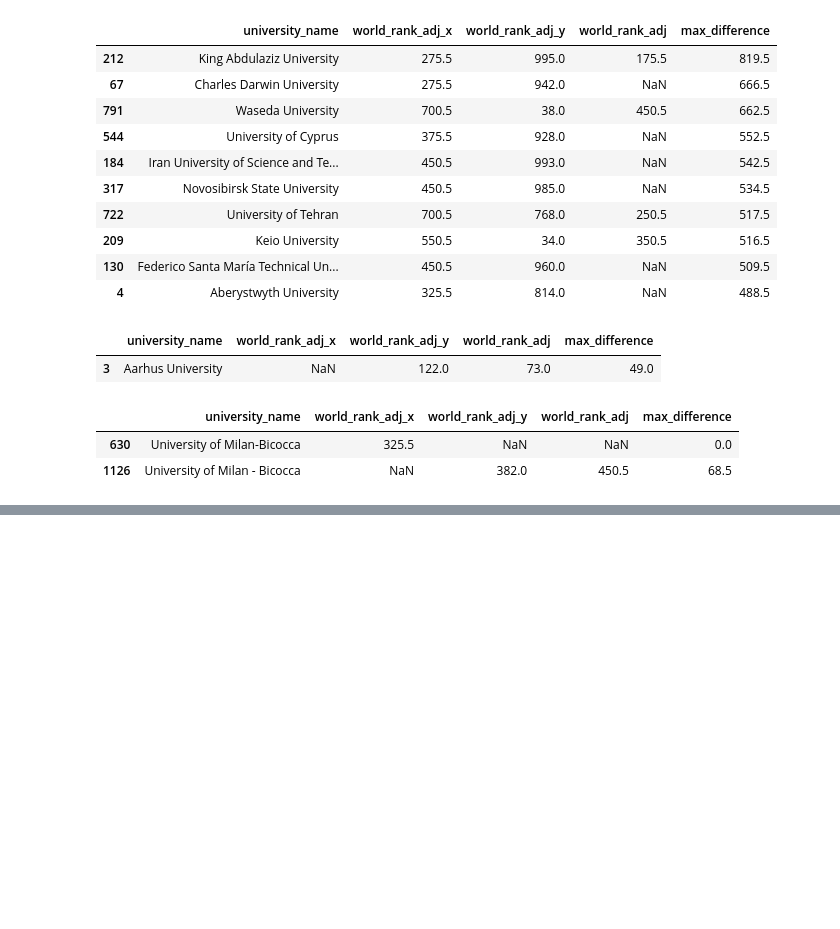
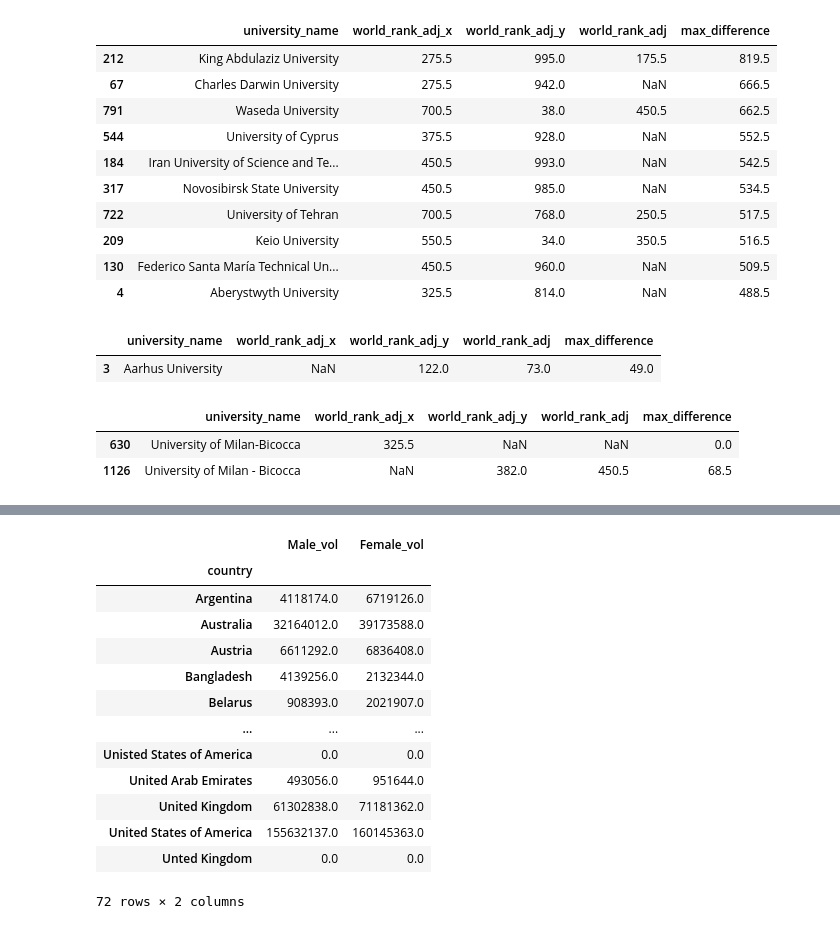
Before and after one commit to gioriga/project_cs_2020-21_group_52, a Jupyter notebook: prova_progetto_cs_luis_v1.ipynb, the cells around one changed output, grey strips where cells are left out. Cells and saved outputs as stored; diff of their text form; code cells hidden in the pictures; blank space fills up the shorter version.

```diff
--- a/prova_progetto_cs_luis_v1.ipynb
+++ b/prova_progetto_cs_luis_v1.ipynb
@@ -320,0 +360,22 @@ df_rank_outer_join[df_rank_outer_join['university_name'].str.contains("Bicocca")
+# %%
+# aggiungo colonne maschi e femmine e raggruppo per country
+df_rank_times_last_year[['Female_perc','Male_perc']] = df_rank_times_last_year['female_male_ratio'].str.split(":",expand=True,)
+df_rank_times_last_year['Female_vol'] = pd.to_numeric(df_rank_times_last_year['Female_perc'],errors="coerce")*pd.to_numeric(df_rank_times_last_year['num_students'].str.replace(',',''),errors='coerce')
+df_rank_times_last_year['Male_vol'] = pd.to_numeric(df_rank_times_last_year['Male_perc'],errors="coerce")*pd.to_numeric(df_rank_times_last_year['num_students'].str.replace(',',''),errors='coerce')
+# in alcuni casi female_male ratio è missing, avrei potuto imputarlo ad un valore ragionevole  (es la media per country)
+df_rank_times_last_year.groupby('country').sum()[['Male_vol','Female_vol']]
+# %% [output]
+|  | Male_vol | Female_vol |
+| country |  |  |
+| Argentina | 4118174.0 | 6719126.0 |
+| Australia | 32164012.0 | 39173588.0 |
+| Austria | 6611292.0 | 6836408.0 |
+| Bangladesh | 4139256.0 | 2132344.0 |
+| Belarus | 908393.0 | 2021907.0 |
+| ... | ... | ... |
+| Unisted States of America | 0.0 | 0.0 |
+| United Arab Emirates | 493056.0 | 951644.0 |
+| United Kingdom | 61302838.0 | 71181362.0 |
+| United States of America | 155632137.0 | 160145363.0 |
+| Unted Kingdom | 0.0 | 0.0 |
+72 rows × 2 columns
```
Also changed, not shown: parts of 3 cells of this notebook.
